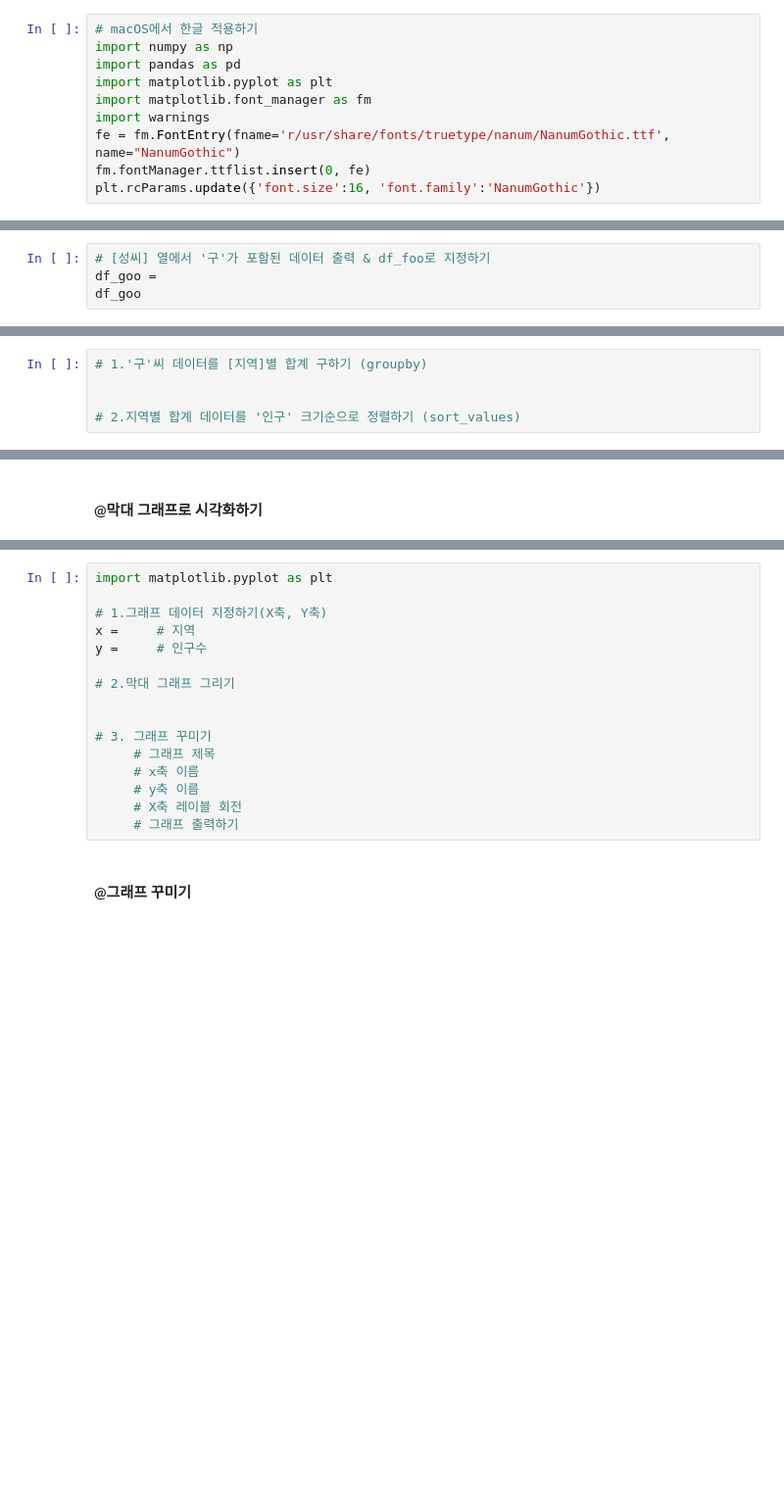
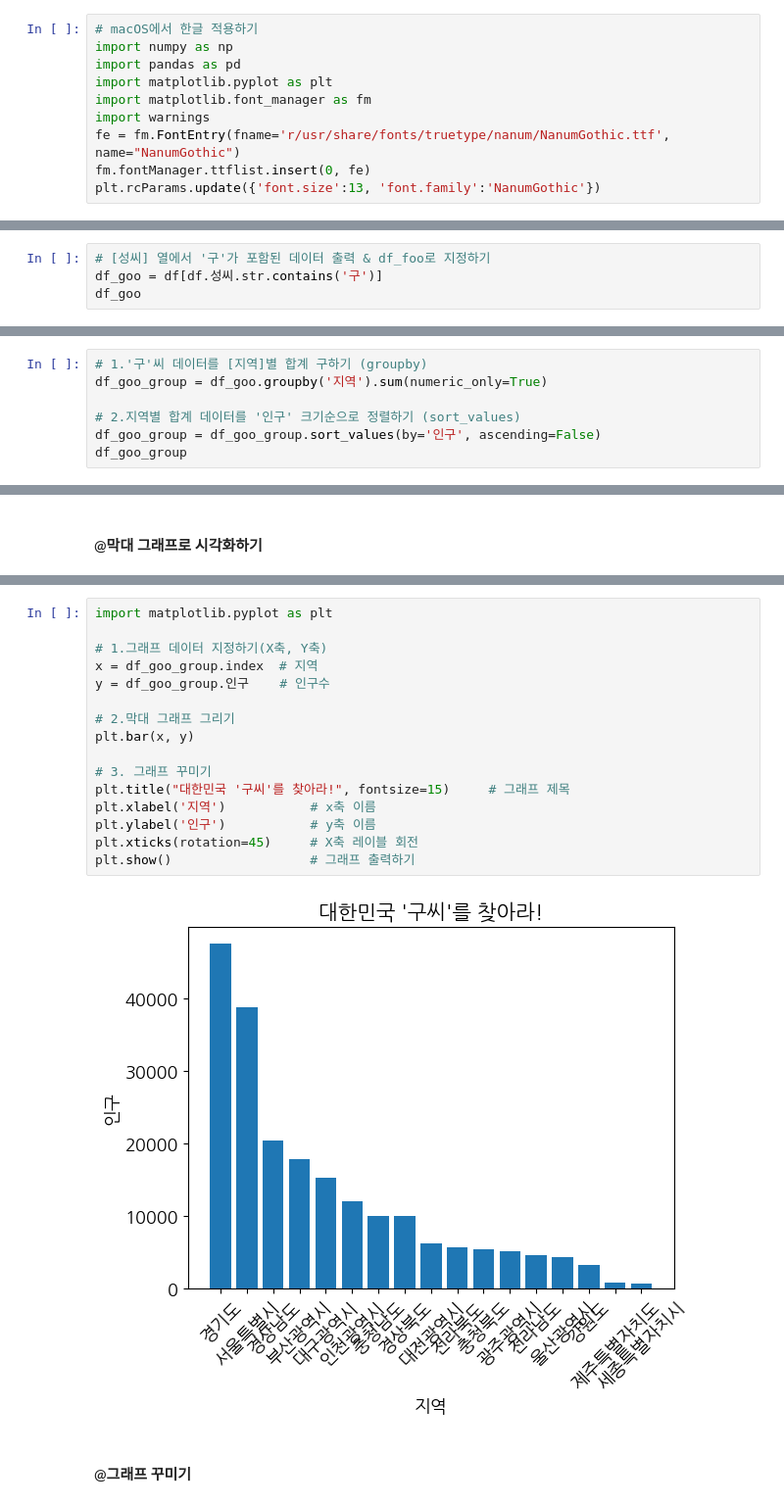
Before and after one commit to y109240/dataAnalysis, a Jupyter notebook: 데이터분석_공공데이터_구씨를찾아라.ipynb, the cells around one changed output, grey strips where cells are left out. Shown at 98% size. Drawn from its saved outputs; the diff is of its cells as text; blank space fills up the shorter version.

```diff
--- a/데이터분석_공공데이터_구씨를찾아라.ipynb
+++ b/데이터분석_공공데이터_구씨를찾아라.ipynb
@@ -59,7 +59,7 @@ import matplotlib.font_manager as fm
 import warnings
 fe = fm.FontEntry(fname='r/usr/share/fonts/truetype/nanum/NanumGothic.ttf', name="NanumGothic")
 fm.fontManager.ttflist.insert(0, fe)
-plt.rcParams.update({'font.size':16, 'font.family':'NanumGothic'})
+plt.rcParams.update({'font.size':13, 'font.family':'NanumGothic'})
 # %%
 import numpy as np
 import pandas as pd
@@ -263,5 +266,5 @@ df.columns = ['성씨', '지역', '인구']
 #### @[성씨]가  '구'인 데이터 추출하기
 # %%
 # [성씨] 열에서 '구'가 포함된 데이터 출력 & df_foo로 지정하기
-df_goo =
+df_goo = df[df.성씨.str.contains('구')]
 df_goo
@@ -276,6 +315,8 @@ df_my
 #### @데이터 그룹핑: ‘구’씨 성을 가진 데이터를 [지역]별로 [인구] 합계 출력하기
 # %%
 # 1.'구'씨 데이터를 [지역]별 합계 구하기 (groupby)
-
+df_goo_group = df_goo.groupby('지역').sum(numeric_only=True)
 
 # 2.지역별 합계 데이터를 '인구' 크기순으로 정렬하기 (sort_values)
+df_goo_group = df_goo_group.sort_values(by='인구', ascending=False)
+df_goo_group
@@ -297,19 +380,21 @@ df_goo_group.columns
 # %%
 import matplotlib.pyplot as plt
 
 # 1.그래프 데이터 지정하기(X축, Y축)
-x =     # 지역
-y =     # 인구수
+x = df_goo_group.index  # 지역
+y = df_goo_group.인구    # 인구수
 
 # 2.막대 그래프 그리기
-
+plt.bar(x, y)
 
 # 3. 그래프 꾸미기
-     # 그래프 제목
-     # x축 이름
-     # y축 이름
-     # X축 레이블 회전
-     # 그래프 출력하기
+plt.title("대한민국 '구씨'를 찾아라!", fontsize=15)     # 그래프 제목
+plt.xlabel('지역')           # x축 이름
+plt.ylabel('인구')           # y축 이름
+plt.xticks(rotation=45)     # X축 레이블 회전
+plt.show()                  # 그래프 출력하기
+# %% [output]
+[figure, added]
 # %% [markdown]
 #### @그래프 꾸미기
 # %%
```
Also changed, not shown: parts of 15 cells of this notebook.
